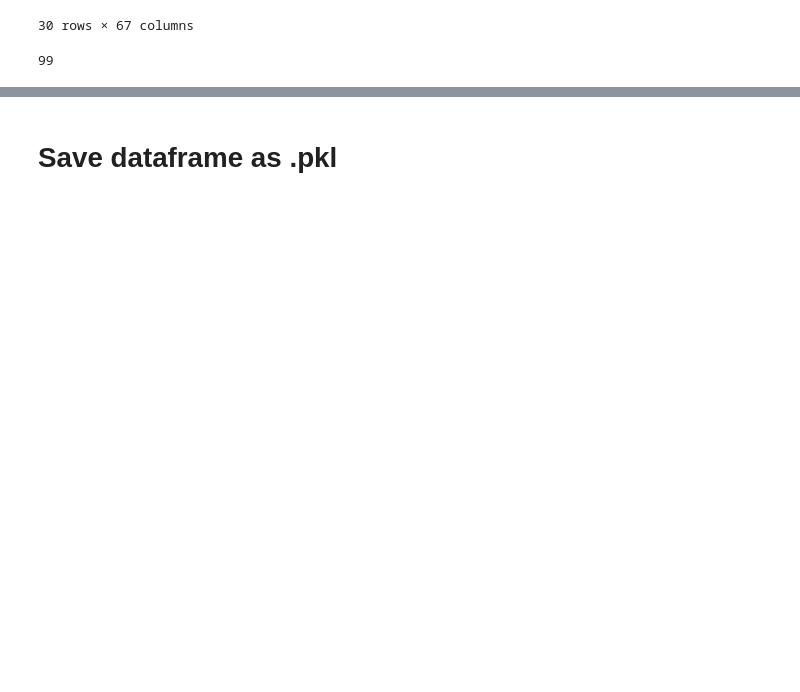
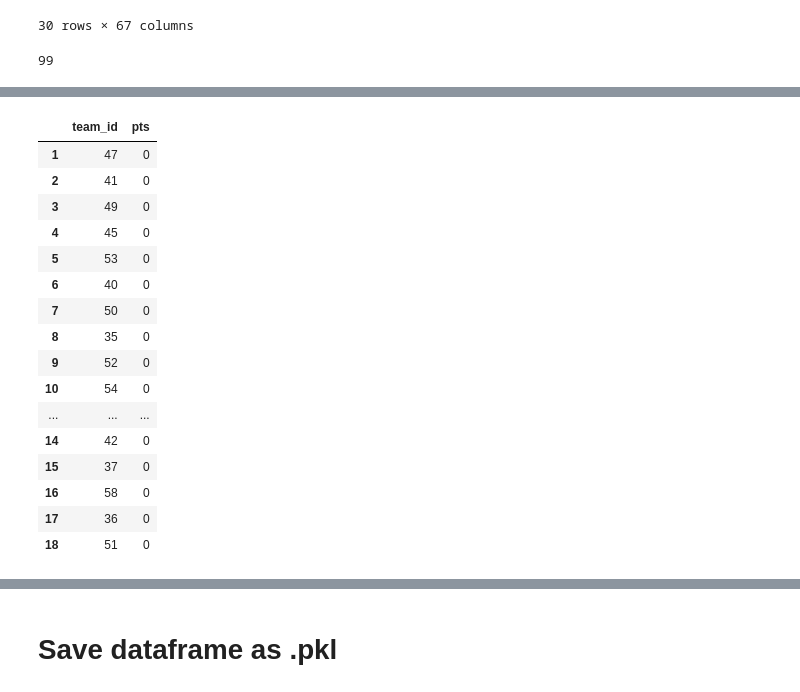
Before and after one commit to michapries/bachelors-thesis, a Jupyter notebook: data_extraction.ipynb, the cells around one changed output, grey strips where cells are left out. Drawn from its saved outputs; the diff is of its cells as text; code cells hidden in the pictures; blank space fills up the shorter version.

Commit message:
implemented get_cur_standings()

```diff
--- a/data_extraction.ipynb
+++ b/data_extraction.ipynb
@@ -756,10 +751,20 @@ len(df[df['RND'] == 39])
 # Calculate table by points from of last matchday
 # %%
 # Gets current position of a team AFTER a given matchday in a given season
-def get_cur_position(team_id, season, matchday, league):
+def get_cur_standings(team_id, season, matchday, league):
     # Firstly get all the games on that matchday
     games_on_md = df[(df['season'] == season) & (df['RND'] == matchday) & (df['league'] == league)]
 
-    cur_standings =
+    cur_standings = pd.DataFrame(columns=['team_id', 'pts'])
 
-    return games_on_md
+    for i in [x * 2 for x in list(range(len(games_on_md)))]:
+        cur_standings.loc[i, 'team_id'] = games_on_md['HomeID'].iloc[int(i/2)]
+        cur_standings.loc[i, 'pts'] = games_on_md['PTS_AFTER_GAME_home'].iloc[int(i/2)]
+        cur_standings.loc[i+1, 'team_id'] = games_on_md['AwayID'].iloc[int(i/2)]
+        cur_standings.loc[i+1, 'pts'] = games_on_md['PTS_AFTER_GAME_away'].iloc[int(i/2)]
+
+    cur_standings.sort_values(by='pts', axis=0, ascending=False, inplace=True)
+
+    cur_standings.index = range(1, len(cur_standings.index) + 1)
+
+    return cur_standings
@@ -781,3 +771,23 @@ get_cur_position(67, 5, 1, 'I1')
+# %%
+get_cur_standings(39, 5, 20, 'D1')
+# %% [output]
+|  | team_id | pts |
+| 1 | 47 | 0 |
+| 2 | 41 | 0 |
+| 3 | 49 | 0 |
+| 4 | 45 | 0 |
+| 5 | 53 | 0 |
+| 6 | 40 | 0 |
+| 7 | 50 | 0 |
+| 8 | 35 | 0 |
+| 9 | 52 | 0 |
+| 10 | 54 | 0 |
+| ... | ... | ... |
+| 14 | 42 | 0 |
+| 15 | 37 | 0 |
+| 16 | 58 | 0 |
+| 17 | 36 | 0 |
+| 18 | 51 | 0 |
 # %%
 # Returns a tuple of a team's position in the standings and the team's points AFTER a given matchday in a given season
 def get_cur_pos_and_points(team_id, season, matchday, league):
```
Also changed, not shown: parts of 7 cells of this notebook.
